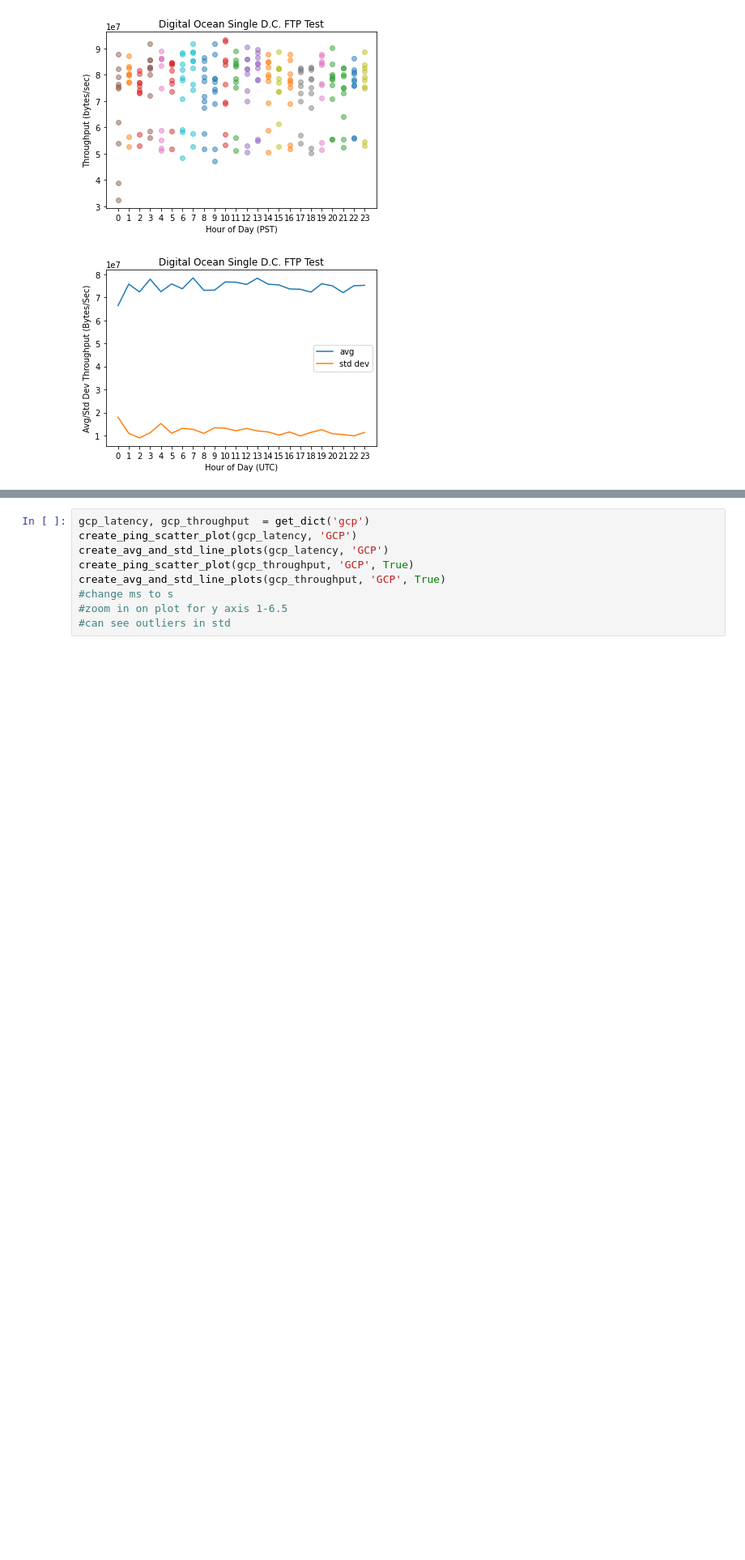
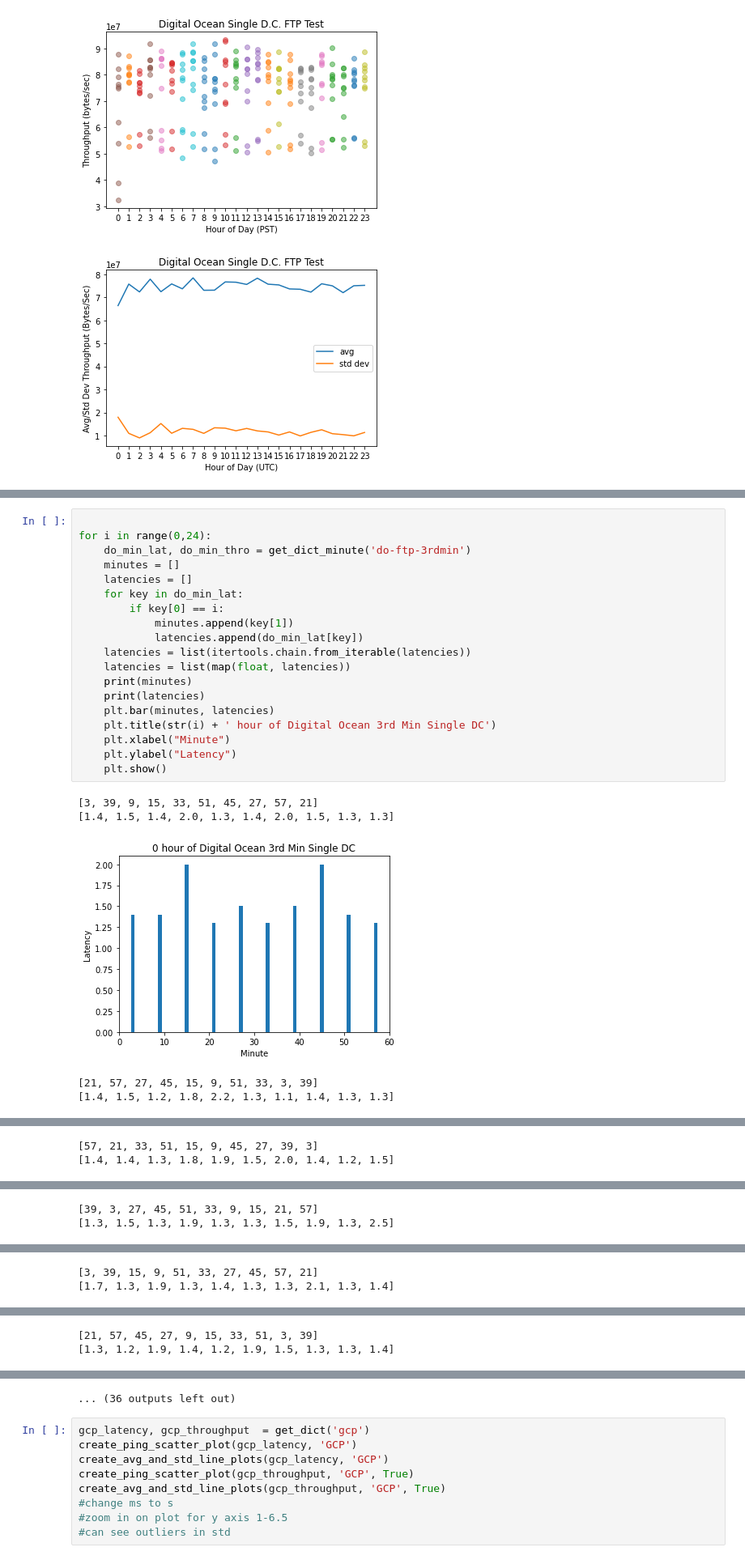
Before and after one commit to yudi-tan/cloud_provider_network_consistency_benchmark, a Jupyter notebook: CS268FTP.ipynb, the cells around one changed output, grey strips where cells are left out. Shown at 81% size. Saved outputs shown, nothing was run; the diff lists cells and outputs as text; blank space fills up the shorter version.

```diff
--- a/CS268FTP.ipynb
+++ b/CS268FTP.ipynb
@@ -306,0 +254,25 @@ create_avg_and_std_line_plots(do_throughput, 'Digital Ocean', True)
+# %%
+
+for i in range(0,24):
+    do_min_lat, do_min_thro = get_dict_minute('do-ftp-3rdmin')
+    minutes = []
+    latencies = []
+    for key in do_min_lat:
+        if key[0] == i:
+            minutes.append(key[1])
+            latencies.append(do_min_lat[key])
+    latencies = list(itertools.chain.from_iterable(latencies))
+    latencies = list(map(float, latencies))
+    print(minutes)
+    print(latencies)
+    plt.bar(minutes, latencies)
+    plt.title(str(i) + ' hour of Digital Ocean 3rd Min Single DC')
+    plt.xlabel("Minute")
+    plt.ylabel("Latency")
+    plt.show()
+# %% [output]
+[3, 39, 9, 15, 33, 51, 45, 27, 57, 21]
+[1.4, 1.5, 1.4, 2.0, 1.3, 1.4, 2.0, 1.5, 1.3, 1.3]
+[figure, added]
+[21, 57, 27, 45, 15, 9, 51, 33, 3, 39]
+[1.4, 1.5, 1.2, 1.8, 2.2, 1.3, 1.1, 1.4, 1.3, 1.3]
@@ -306,0 +280,2 @@ create_avg_and_std_line_plots(do_throughput, 'Digital Ocean', True)
+[57, 21, 33, 51, 15, 9, 45, 27, 39, 3]
+[1.4, 1.4, 1.3, 1.8, 1.9, 1.5, 2.0, 1.4, 1.2, 1.5]
@@ -306,0 +283,2 @@ create_avg_and_std_line_plots(do_throughput, 'Digital Ocean', True)
+[39, 3, 27, 45, 51, 33, 9, 15, 21, 57]
+[1.3, 1.5, 1.3, 1.9, 1.3, 1.3, 1.5, 1.9, 1.3, 2.5]
@@ -306,0 +286,2 @@ create_avg_and_std_line_plots(do_throughput, 'Digital Ocean', True)
+[3, 39, 15, 9, 51, 33, 27, 45, 57, 21]
+[1.7, 1.3, 1.9, 1.3, 1.4, 1.3, 1.3, 2.1, 1.3, 1.4]
@@ -306,0 +289,2 @@ create_avg_and_std_line_plots(do_throughput, 'Digital Ocean', True)
+[21, 57, 45, 27, 9, 15, 33, 51, 3, 39]
+[1.3, 1.2, 1.9, 1.4, 1.2, 1.9, 1.5, 1.3, 1.3, 1.4]
@@ -307,3 +292,4 @@ create_avg_and_std_line_plots(do_throughput, 'Digital Ocean', True)
+... (36 outputs left out)
 # %%
 gcp_latency, gcp_throughput  = get_dict('gcp')
 create_ping_scatter_plot(gcp_latency, 'GCP')
```
Also changed, not shown: parts of 12 cells of this notebook.
